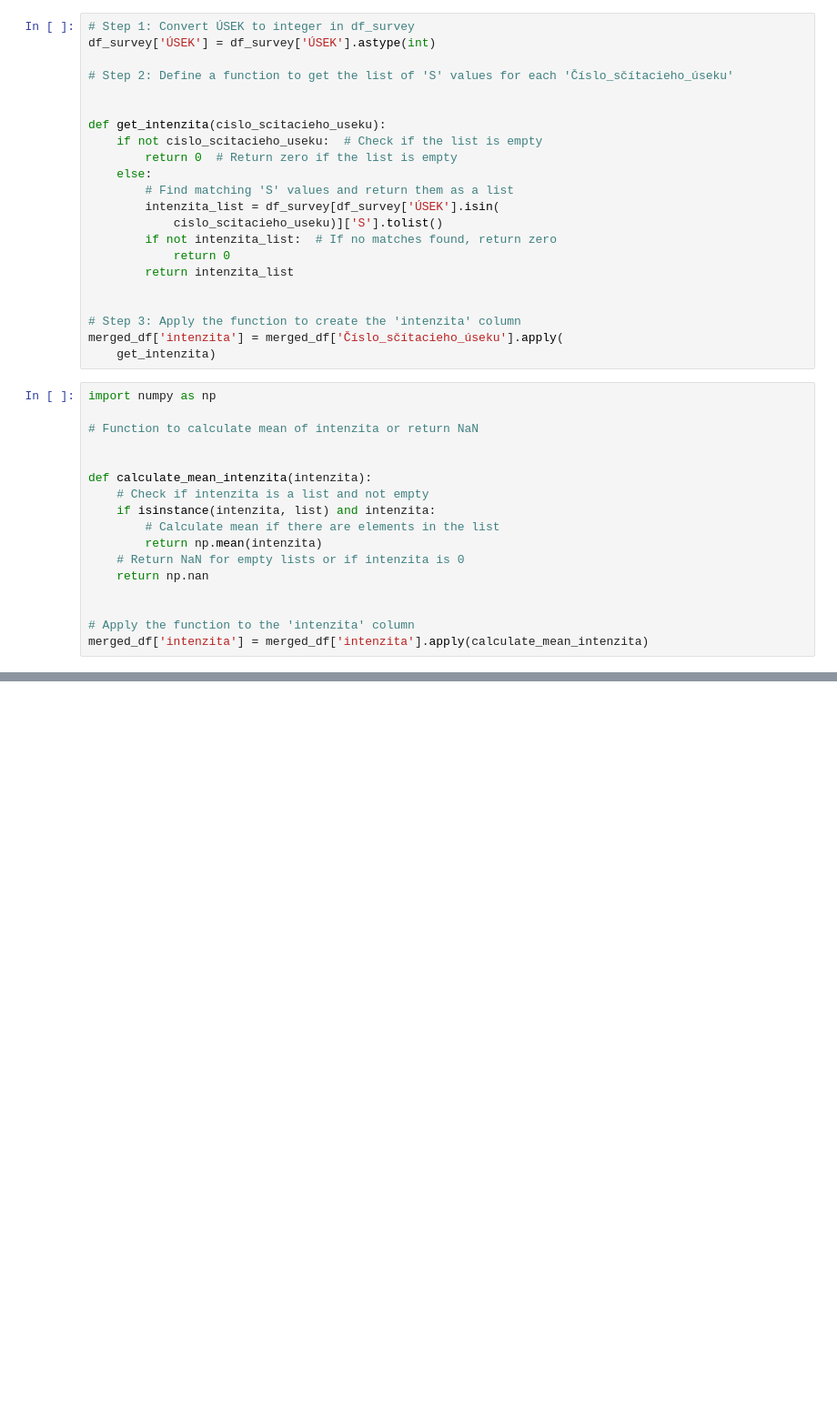
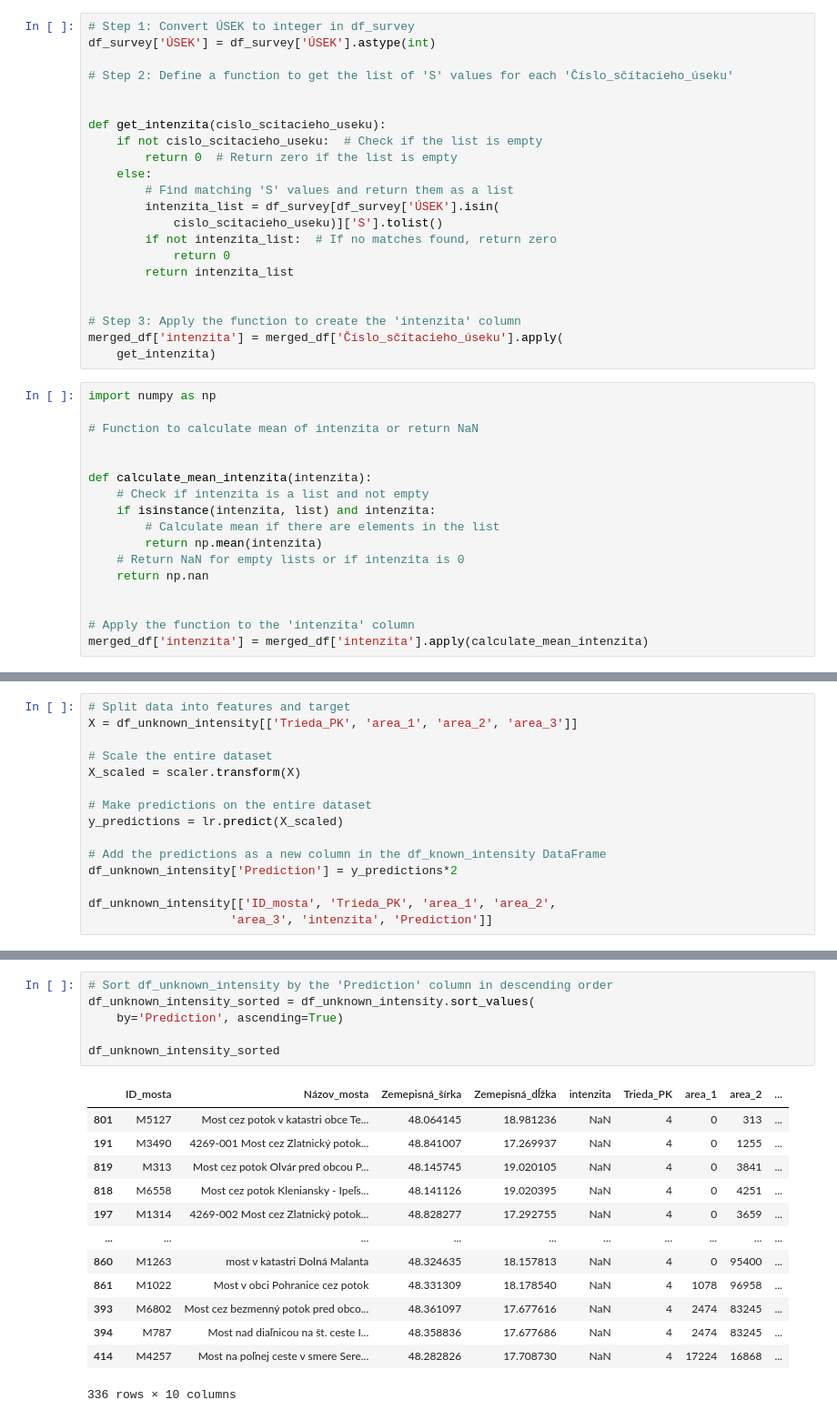
Before and after one commit to Medvedku/Bridges, a Jupyter notebook: 00_SSC/A_traffic_intensity.ipynb, the cells around one changed output, grey strips where cells are left out. Shown at 91% size. Cells and saved outputs as stored; diff of their text form; blank space fills up the shorter version.

```diff
--- a/00_SSC/A_traffic_intensity.ipynb
+++ b/00_SSC/A_traffic_intensity.ipynb
@@ -194,0 +392,15 @@ merged_df.to_excel(excel_file_path, index=False)
+# %%
+# Split data into features and target
+X = df_unknown_intensity[['Trieda_PK', 'area_1', 'area_2', 'area_3']]
+
+# Scale the entire dataset
+X_scaled = scaler.transform(X)
+
+# Make predictions on the entire dataset
+y_predictions = lr.predict(X_scaled)
+
+# Add the predictions as a new column in the df_known_intensity DataFrame
+df_unknown_intensity['Prediction'] = y_predictions*2
+
+df_unknown_intensity[['ID_mosta', 'Trieda_PK', 'area_1', 'area_2',
+                    'area_3', 'intenzita', 'Prediction']]
@@ -194,0 +437,20 @@ merged_df.to_excel(excel_file_path, index=False)
+# %%
+# Sort df_unknown_intensity by the 'Prediction' column in descending order
+df_unknown_intensity_sorted = df_unknown_intensity.sort_values(
+    by='Prediction', ascending=True)
+
+df_unknown_intensity_sorted
+# %% [output]
+|  | ID_mosta | Názov_mosta | Zemepisná_šírka | Zemepisná_dĺžka | intenzita | Trieda_PK | area_1 | area_2 | ... |
+| 801 | M5127 | Most cez potok v katastri obce Te... | 48.064145 | 18.981236 | NaN | 4 | 0 | 313 | ... |
+| 191 | M3490 | 4269-001 Most cez Zlatnický potok... | 48.841007 | 17.269937 | NaN | 4 | 0 | 1255 | ... |
+| 819 | M313 | Most cez potok Olvár pred obcou P... | 48.145745 | 19.020105 | NaN | 4 | 0 | 3841 | ... |
+| 818 | M6558 | Most cez potok Kleniansky - Ipeľs... | 48.141126 | 19.020395 | NaN | 4 | 0 | 4251 | ... |
+| 197 | M1314 | 4269-002 Most cez Zlatnický potok... | 48.828277 | 17.292755 | NaN | 4 | 0 | 3659 | ... |
+| ... | ... | ... | ... | ... | ... | ... | ... | ... | ... |
+| 860 | M1263 | most v katastri Dolná Malanta | 48.324635 | 18.157813 | NaN | 4 | 0 | 95400 | ... |
+| 861 | M1022 | Most v obci Pohranice cez potok | 48.331309 | 18.178540 | NaN | 4 | 1078 | 96958 | ... |
+| 393 | M6802 | Most cez bezmenný potok pred obco... | 48.361097 | 17.677616 | NaN | 4 | 2474 | 83245 | ... |
+| 394 | M787 | Most nad diaľnicou na št. ceste I... | 48.358836 | 17.677686 | NaN | 4 | 2474 | 83245 | ... |
+| 414 | M4257 | Most na poľnej ceste v smere Sere... | 48.282826 | 17.708730 | NaN | 4 | 17224 | 16868 | ... |
+336 rows × 10 columns
```
Also changed, not shown: parts of 27 cells of this notebook, 4 other files.
